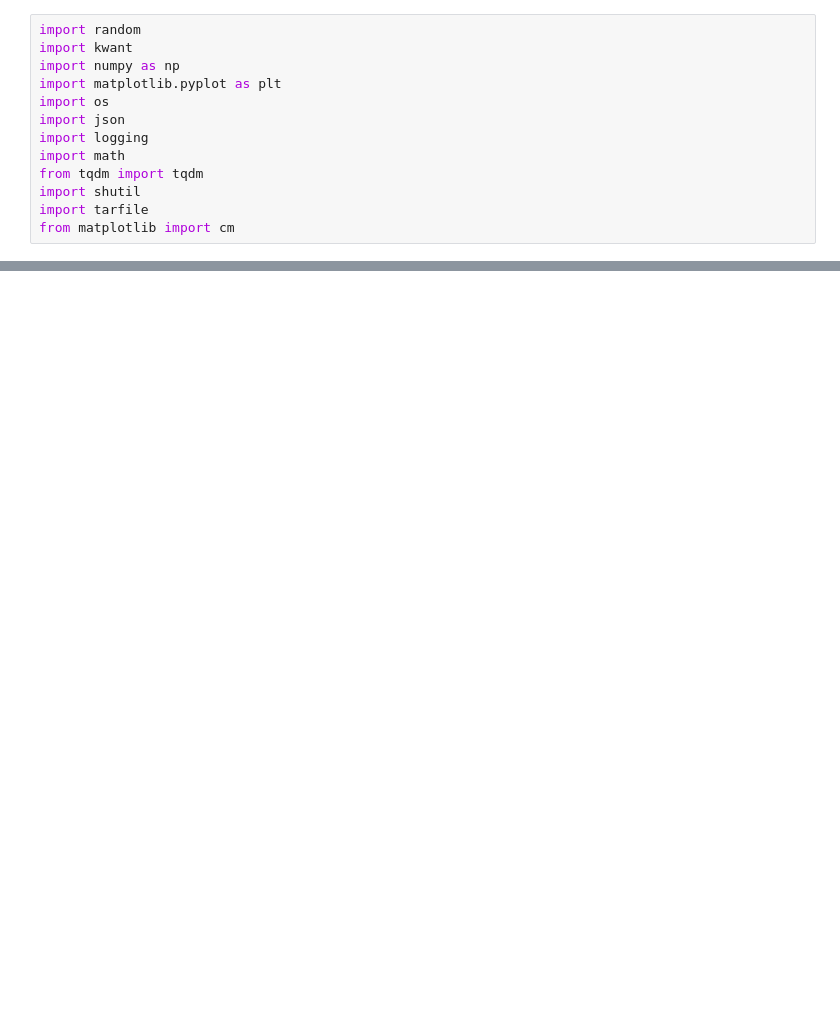
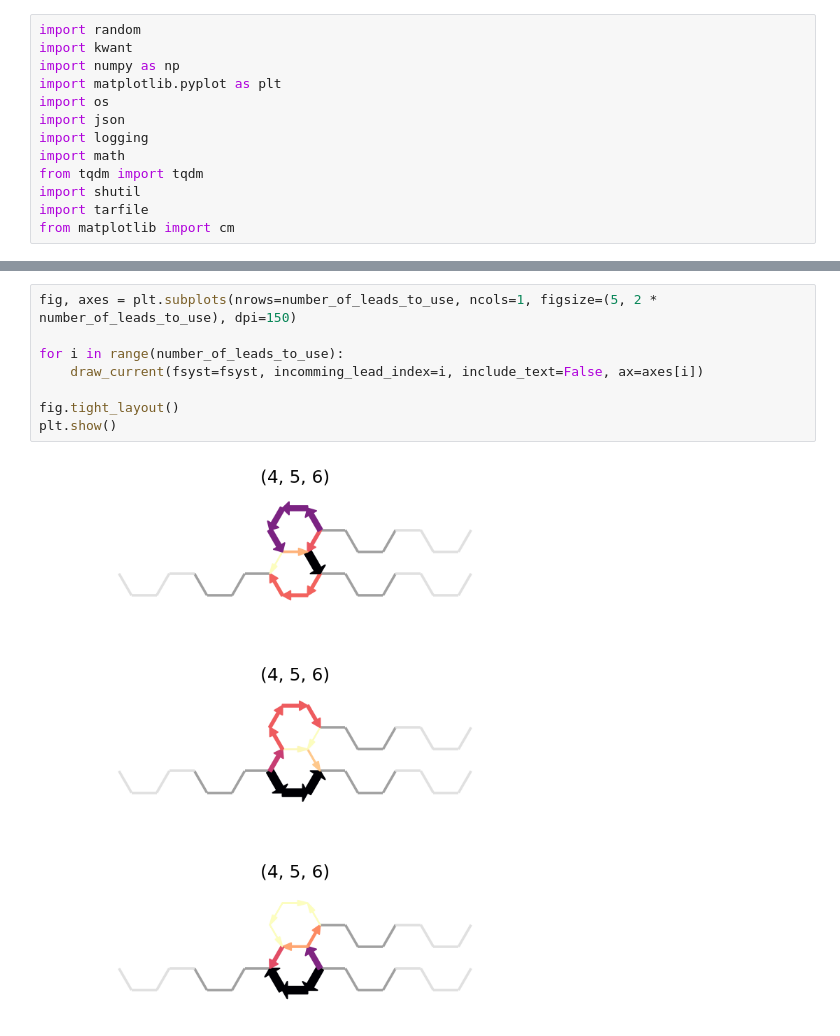
Before and after one commit to SoleilVermeil/grawiti, a Jupyter notebook: n_electrodes.ipynb, the cells around one changed output, grey strips where cells are left out. Saved outputs shown, nothing was run; the diff lists cells and outputs as text; blank space fills up the shorter version.

```diff
--- a/n_electrodes.ipynb
+++ b/n_electrodes.ipynb
@@ -324,0 +308,10 @@ for i in [0, 1, 2, 3]:
+# %%
+fig, axes = plt.subplots(nrows=number_of_leads_to_use, ncols=1, figsize=(5, 2 * number_of_leads_to_use), dpi=150)
+
+for i in range(number_of_leads_to_use):
+    draw_current(fsyst=fsyst, incomming_lead_index=i, include_text=False, ax=axes[i])
+
+fig.tight_layout()
+plt.show()
+# %% [output]
+[figure, added]
```
Also changed, not shown: parts of 11 cells of this notebook, 3 other files.
